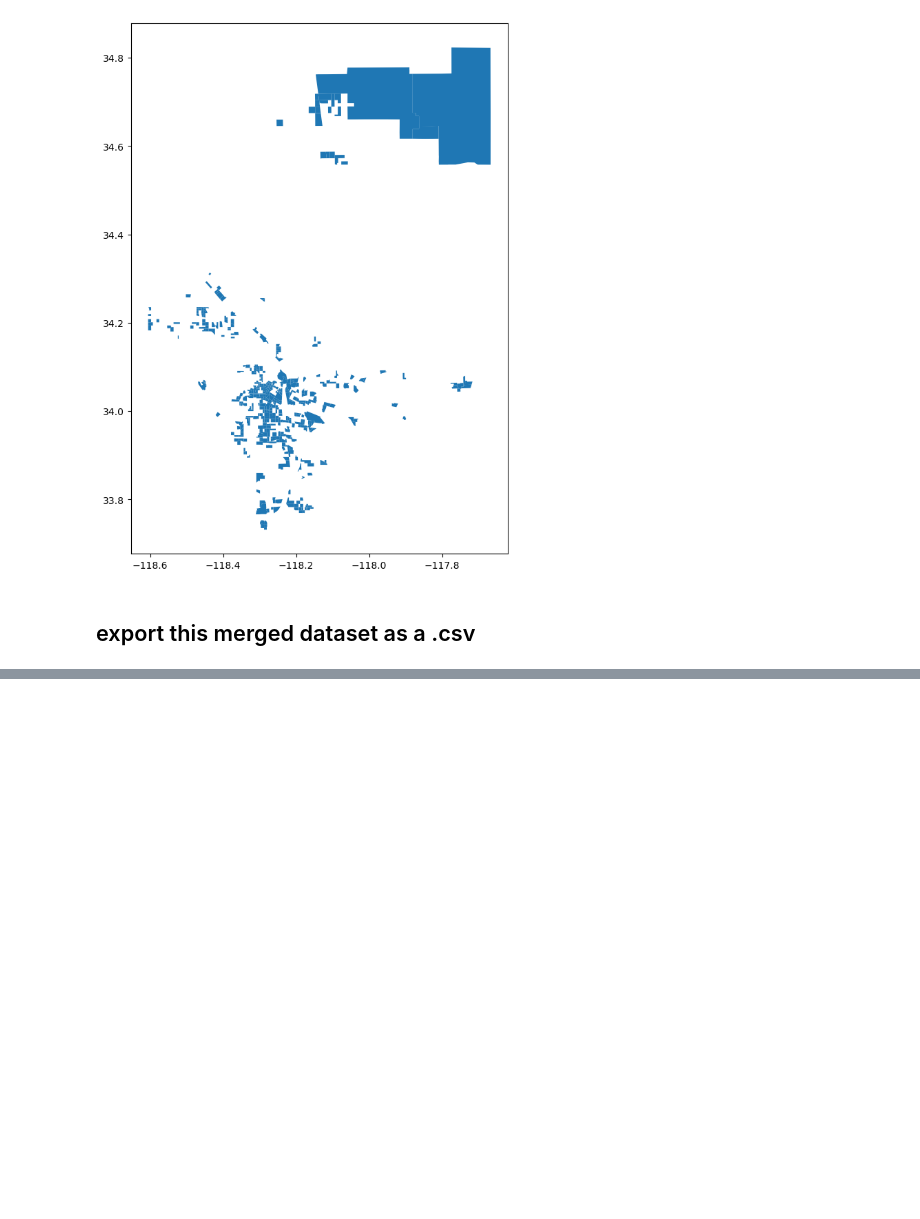
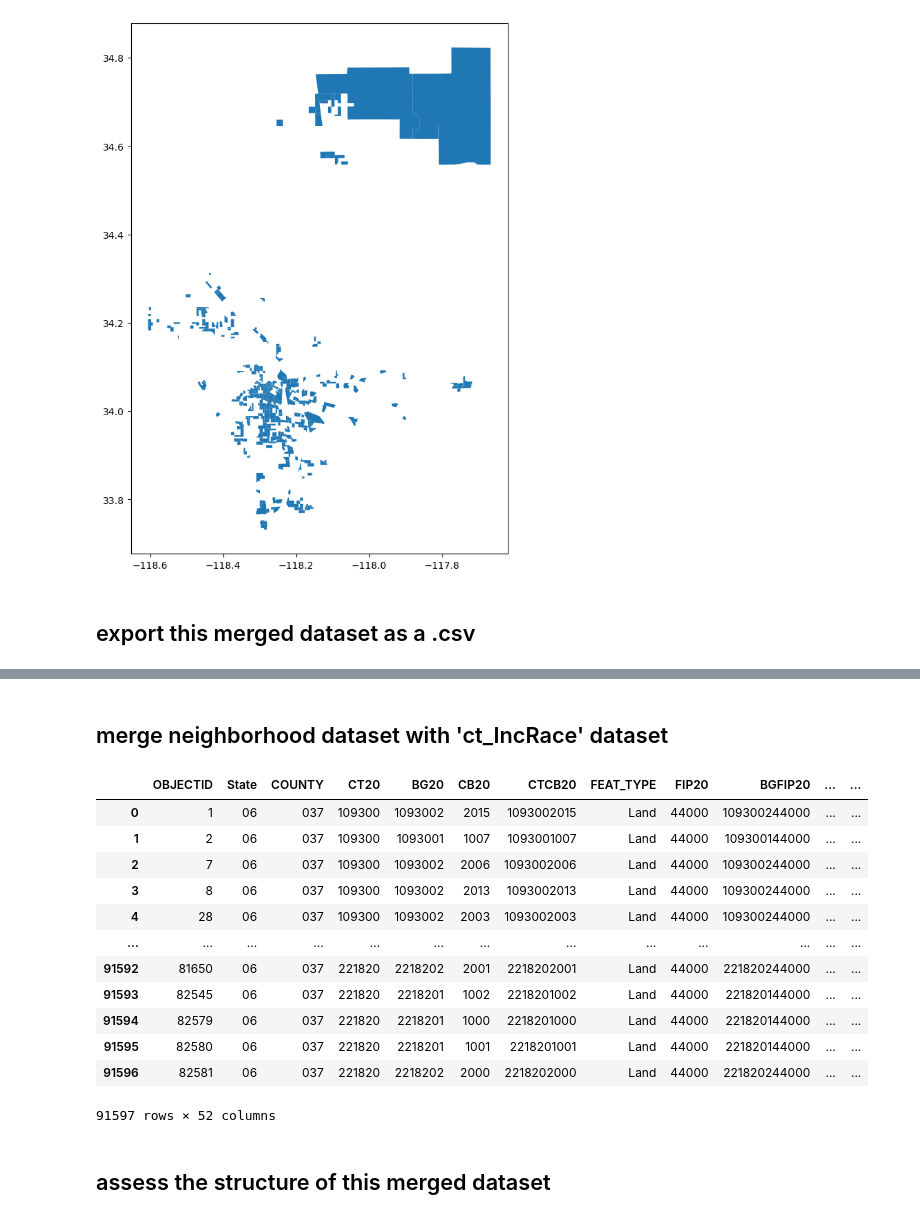
Before and after one commit to jabner120/GIS-group, a Jupyter notebook: Group Assignments/jabner120_v2.ipynb, the cells around one changed output, grey strips where cells are left out. Saved outputs shown, nothing was run; the diff lists cells and outputs as text; code cells hidden in the pictures; blank space fills up the shorter version.

```diff
--- a/Group Assignments/jabner120_v2.ipynb
+++ b/Group Assignments/jabner120_v2.ipynb
@@ -388,0 +442,21 @@ ct_IncRace.to_csv('ct_IncRace.csv')
+# %% [markdown]
+## merge neighborhood dataset with 'ct_IncRace' dataset
+# %%
+neighborhood_IncRace=neighborhoods.merge(ct_IncRace,on="tract")
+neighborhood_IncRace
+# %% [output]
+|  | OBJECTID | State | COUNTY | CT20 | BG20 | CB20 | CTCB20 | FEAT_TYPE | FIP20 | BGFIP20 | ... | ... |
+| 0 | 1 | 06 | 037 | 109300 | 1093002 | 2015 | 1093002015 | Land | 44000 | 109300244000 | ... | ... |
+| 1 | 2 | 06 | 037 | 109300 | 1093001 | 1007 | 1093001007 | Land | 44000 | 109300144000 | ... | ... |
+| 2 | 7 | 06 | 037 | 109300 | 1093002 | 2006 | 1093002006 | Land | 44000 | 109300244000 | ... | ... |
+| 3 | 8 | 06 | 037 | 109300 | 1093002 | 2013 | 1093002013 | Land | 44000 | 109300244000 | ... | ... |
+| 4 | 28 | 06 | 037 | 109300 | 1093002 | 2003 | 1093002003 | Land | 44000 | 109300244000 | ... | ... |
+| ... | ... | ... | ... | ... | ... | ... | ... | ... | ... | ... | ... | ... |
+| 91592 | 81650 | 06 | 037 | 221820 | 2218202 | 2001 | 2218202001 | Land | 44000 | 221820244000 | ... | ... |
+| 91593 | 82545 | 06 | 037 | 221820 | 2218201 | 1002 | 2218201002 | Land | 44000 | 221820144000 | ... | ... |
+| 91594 | 82579 | 06 | 037 | 221820 | 2218201 | 1000 | 2218201000 | Land | 44000 | 221820144000 | ... | ... |
+| 91595 | 82580 | 06 | 037 | 221820 | 2218201 | 1001 | 2218201001 | Land | 44000 | 221820144000 | ... | ... |
+| 91596 | 82581 | 06 | 037 | 221820 | 2218202 | 2000 | 2218202000 | Land | 44000 | 221820244000 | ... | ... |
+91597 rows × 52 columns
+# %% [markdown]
+## assess the structure of this merged dataset
```
Also changed, not shown: parts of 22 cells of this notebook.
